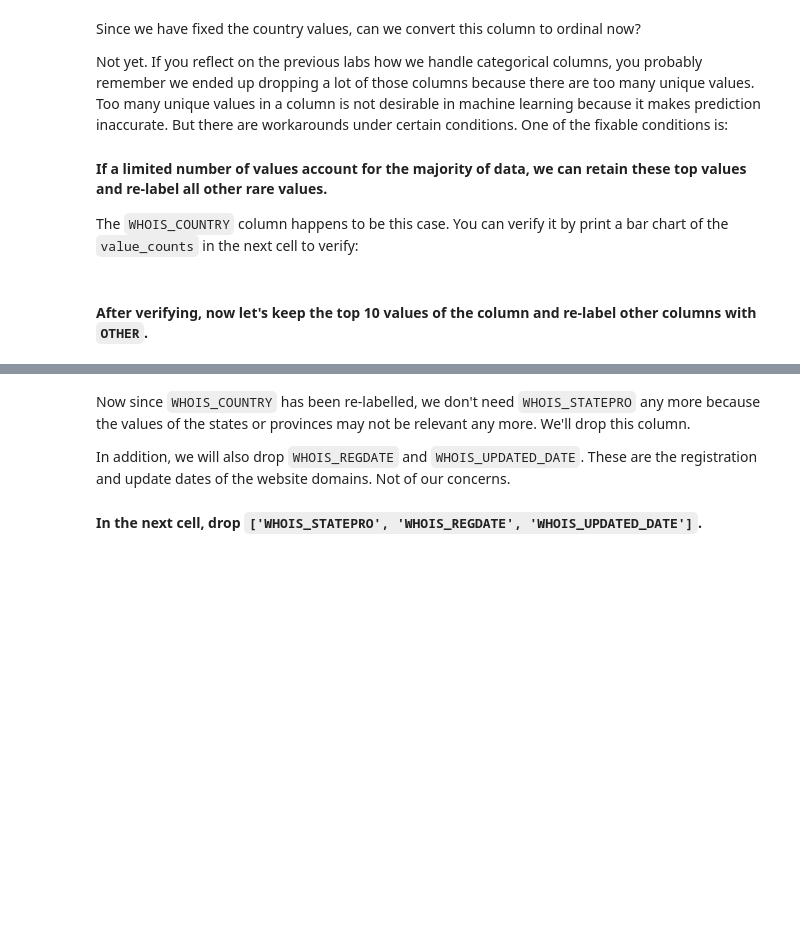
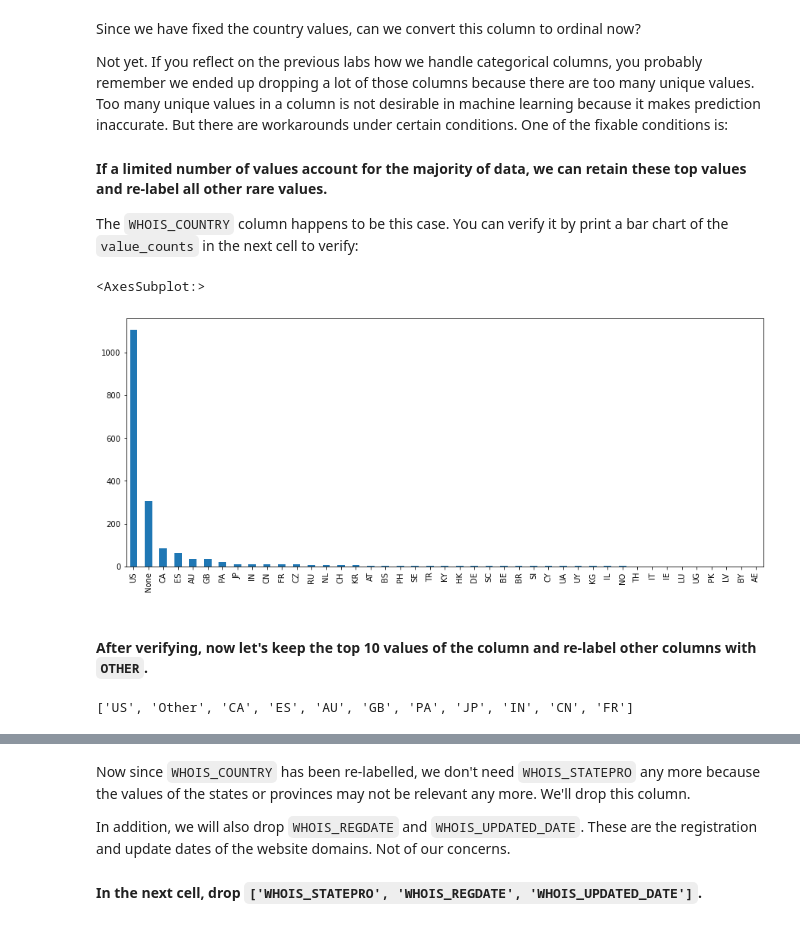
Before and after one commit to ta-datapt-bcn/lab-supervised-learning, a Jupyter notebook: your-code/main.ipynb, the cells around one changed output, grey strips where cells are left out. Cells and saved outputs as stored; diff of their text form; code cells hidden in the pictures; blank space fills up the shorter version.

```diff
--- a/your-code/main.ipynb
+++ b/your-code/main.ipynb
@@ -85,3 +175,7 @@ If you remember in the previous labs, we drop a column if the column contains a
+# %%
+websites.drop("CONTENT_LENGTH", axis = 1, inplace = True) #we remove one more column
+# %%
+websites.dropna(inplace = True) #there are two columns with 1 missing value, we drop the rows where there is one missing value
 # %% [markdown]
 #### Again, examine the number of missing values in each column.
 
@@ -115,0 +235,2 @@ How to handle string columns is always case by case. Let's start by working on `
+# %%
+websites["WHOIS_COUNTRY"] = websites["WHOIS_COUNTRY"].str.replace("Cyprus","CY").replace("us","US").replace("se","SE").replace("United Kingdom", "GB").replace("[u'GB'; u'UK']","GB").replace("UK","GB").replace("ru","RU")
@@ -126,2 +253,7 @@ The `WHOIS_COUNTRY` column happens to be this case. You can verify it by print a
+# %%
+websites["WHOIS_COUNTRY"].value_counts().plot(kind = "bar")
+# %% [output]
+<AxesSubplot:>
+[figure, added]
 # %% [markdown]
 #### After verifying, now let's keep the top 10 values of the column and re-label other columns with `OTHER`.
@@ -129,0 +264,5 @@ The `WHOIS_COUNTRY` column happens to be this case. You can verify it by print a
+# %%
+top_10 = websites["WHOIS_COUNTRY"].value_counts().head(11).index.to_list()
+top_10
+# %% [output]
+['US', 'Other', 'CA', 'ES', 'AU', 'GB', 'PA', 'JP', 'IN', 'CN', 'FR']
```
Also changed, not shown: parts of 92 cells of this notebook, 1 other file.
